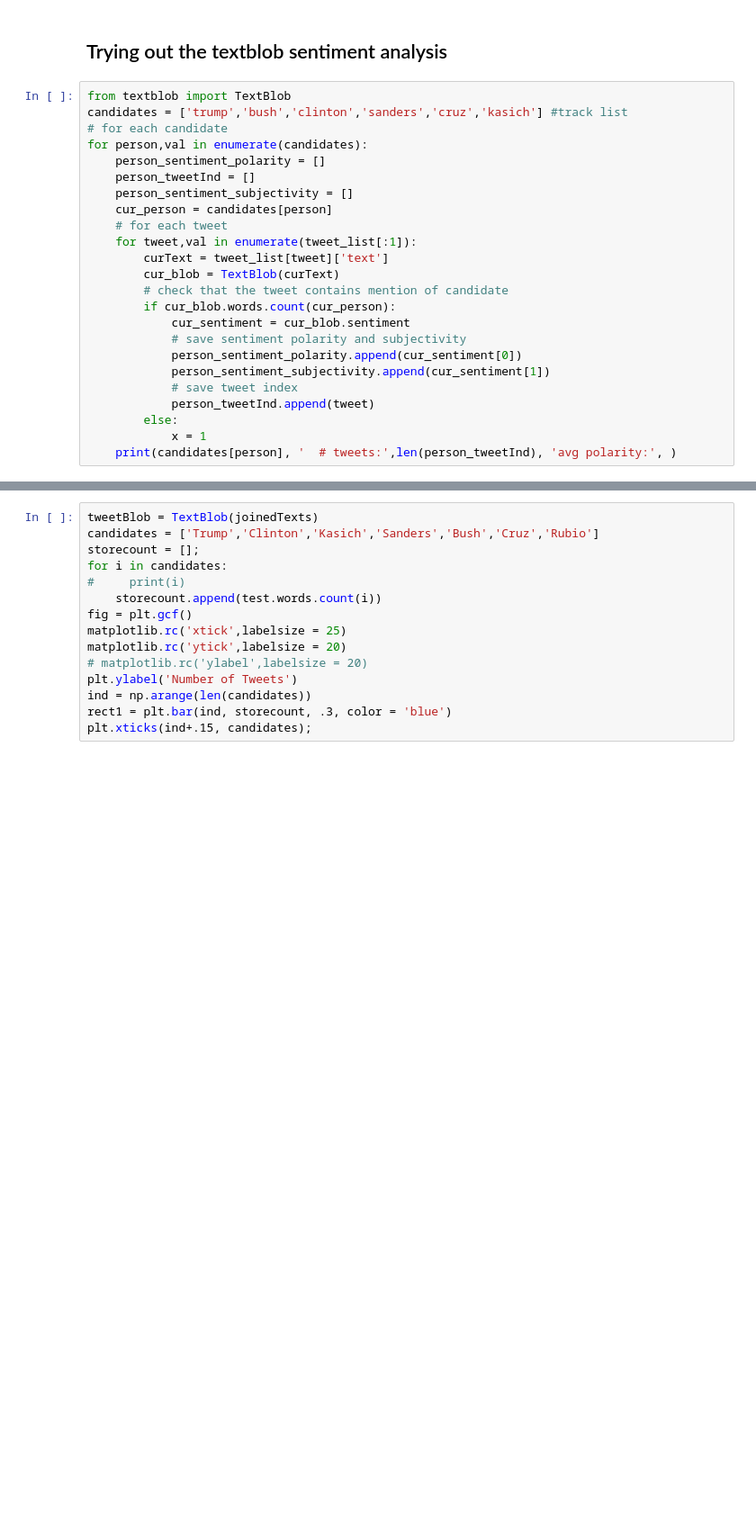
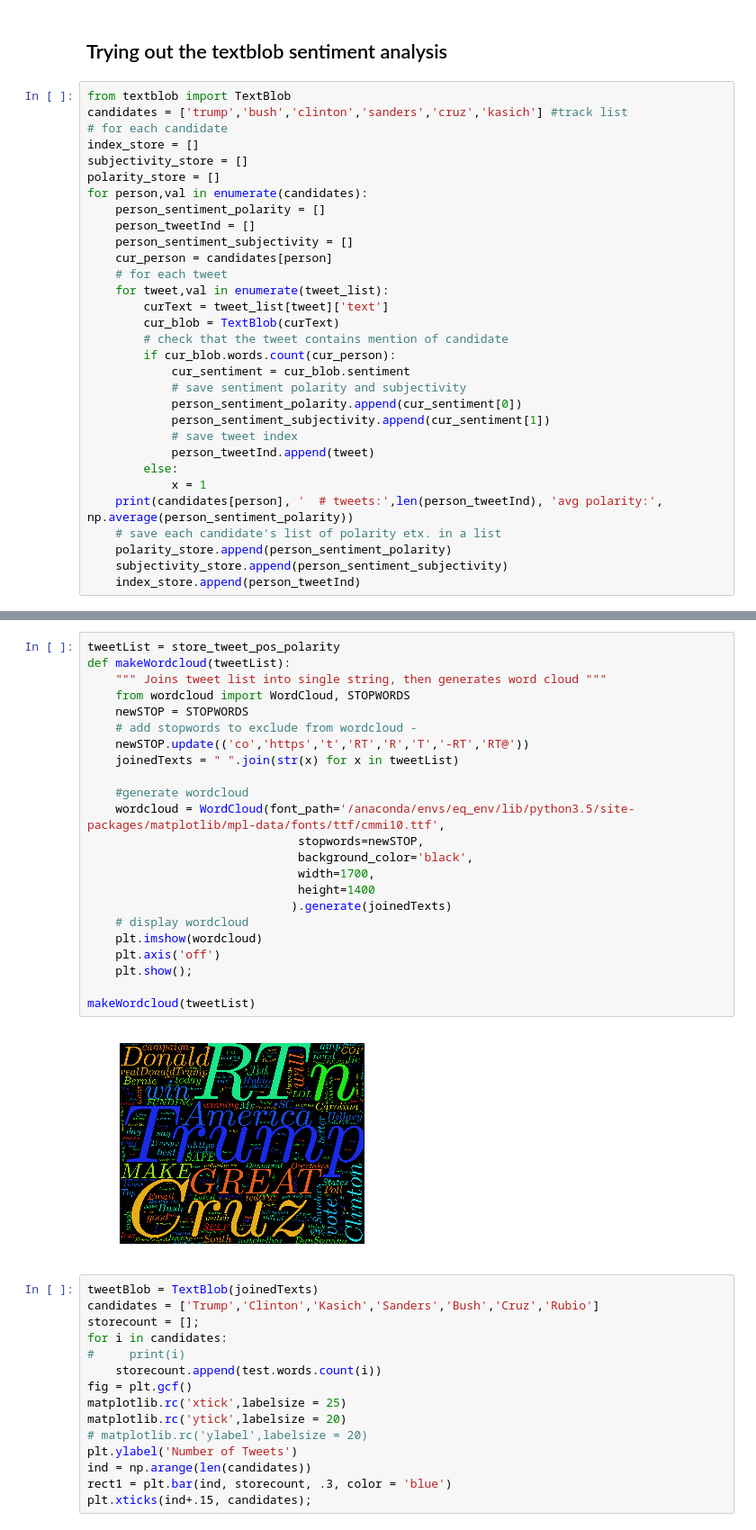
Before and after one commit to HoodPanther/pythoncode, a Jupyter notebook: tweetExplore.ipynb, the cells around one changed output, grey strips where cells are left out. Shown at 90% size. Drawn from its saved outputs; the diff is of its cells as text; blank space fills up the shorter version.

Commit message:
sorted pos/neg tweets per candidate

```diff
--- a/tweetExplore.ipynb
+++ b/tweetExplore.ipynb
@@ -52,13 +53,16 @@ tweet_list[1]["text"]
 from textblob import TextBlob
 candidates = ['trump','bush','clinton','sanders','cruz','kasich'] #track list
 # for each candidate
+index_store = []
+subjectivity_store = []
+polarity_store = []
 for person,val in enumerate(candidates):
     person_sentiment_polarity = []
     person_tweetInd = []
     person_sentiment_subjectivity = []
     cur_person = candidates[person]
     # for each tweet
-    for tweet,val in enumerate(tweet_list[:1]):
+    for tweet,val in enumerate(tweet_list):
         curText = tweet_list[tweet]['text']
         cur_blob = TextBlob(curText)
         # check that the tweet contains mention of candidate
@@ -71,5 +75,9 @@ for person,val in enumerate(candidates):
             person_tweetInd.append(tweet)
         else:
             x = 1
-    print(candidates[person], '  # tweets:',len(person_tweetInd), 'avg polarity:', )
+    print(candidates[person], '  # tweets:',len(person_tweetInd), 'avg polarity:', np.average(person_sentiment_polarity))
+    # save each candidate's list of polarity etx. in a list
+    polarity_store.append(person_sentiment_polarity)
+    subjectivity_store.append(person_sentiment_subjectivity)
+    index_store.append(person_tweetInd)
 # %% [output]
@@ -99,3 +145,28 @@ Go get this win Mr Trump  https://t.co/rYUxE2VmVg
+# %%
+tweetList = store_tweet_pos_polarity
+def makeWordcloud(tweetList):
+    """ Joins tweet list into single string, then generates word cloud """
+    from wordcloud import WordCloud, STOPWORDS
+    newSTOP = STOPWORDS
+    # add stopwords to exclude from wordcloud -
+    newSTOP.update(('co','https','t','RT','R','T','-RT','RT@'))
+    joinedTexts = " ".join(str(x) for x in tweetList)
+
+    #generate wordcloud
+    wordcloud = WordCloud(font_path='/anaconda/envs/eq_env/lib/python3.5/site-packages/matplotlib/mpl-data/fonts/ttf/cmmi10.ttf',
+                              stopwords=newSTOP,
+                              background_color='black',
+                              width=1700,
+                              height=1400
+                             ).generate(joinedTexts)
+    # display wordcloud
+    plt.imshow(wordcloud)
+    plt.axis('off')
+    plt.show();
+
+makeWordcloud(tweetList)
+# %% [output]
+[figure, added]
 # %%
 tweetBlob = TextBlob(joinedTexts)
 candidates = ['Trump','Clinton','Kasich','Sanders','Bush','Cruz','Rubio']
```
Also changed, not shown: parts of 6 cells of this notebook.
